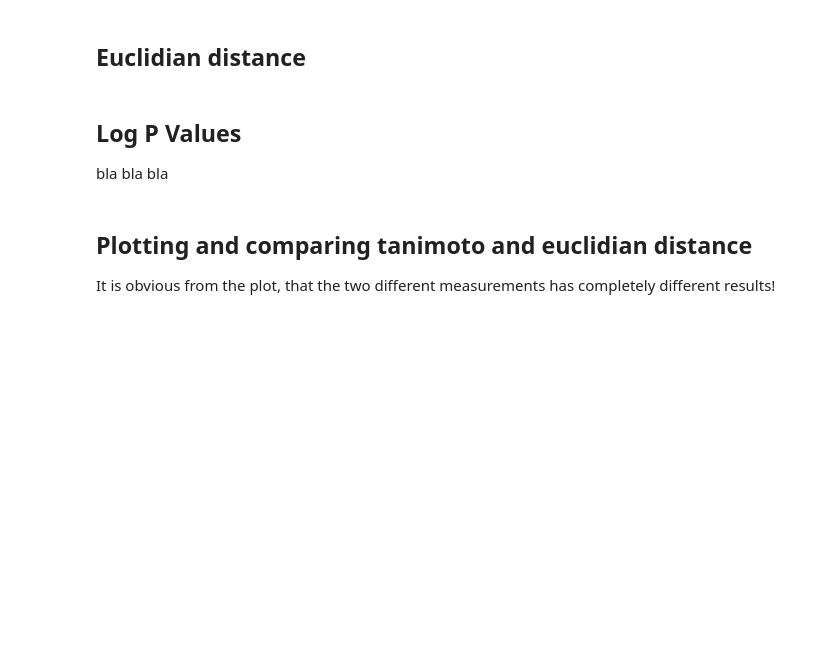
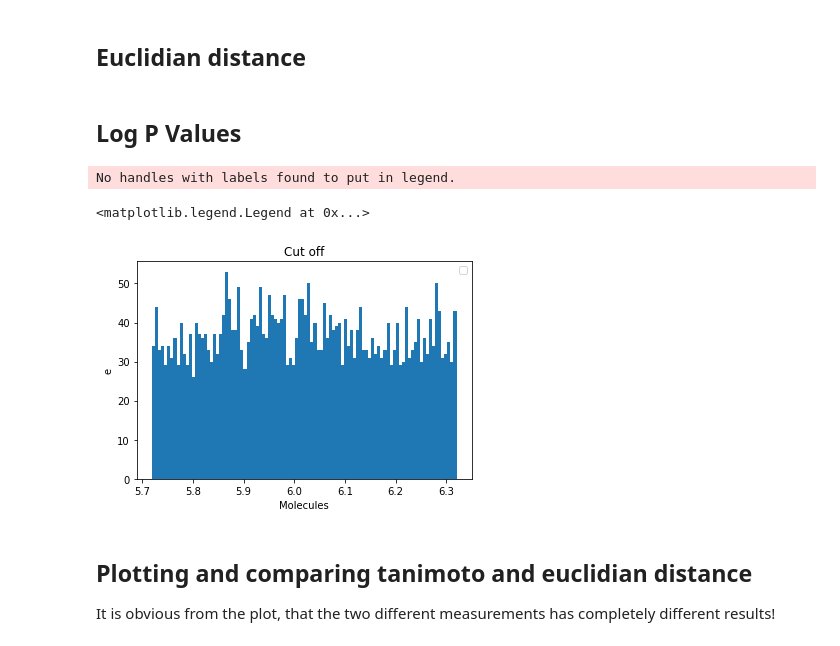
Before and after one commit to Junction-Tree-Variational-Auto-Encoder/Novel-Based-Similarity-Measure, a Jupyter notebook: Tutorial _sim.ipynb, the cells around one changed output. Saved outputs shown, nothing was run; the diff lists cells and outputs as text; code cells hidden in the pictures; blank space fills up the shorter version.

```diff
--- a/Tutorial _sim.ipynb
+++ b/Tutorial _sim.ipynb
@@ -94,4 +104,3 @@ for i in range(len(data)):
     euc_list.append(  euclid( torch.tensor(data.iloc[i,:]).cuda().unsqueeze_(0) ,  chosen_mol  ))
 # %% [markdown]
 ## Log P Values
-bla bla bla
@@ -100,3 +107,37 @@ data_pval = pd.read_csv('./latent_space/encoded_ZINC_mean.txt').drop(columns={'U
+# %%
+data_tan_eu = pd.read_csv('./latent_space/data_smiles_with_tanimoto_and_euclidian.txt').drop(columns={'Unnamed: 0'})
+data_p_vals = pd.read_csv('./latent_space/P_values.txt').drop(columns={'Unnamed: 0'}).rename(columns= {'0':'P_values'})
+
+
+data_p_vals['logp'] = np.log(data_p_vals['P_values'])
+
+data_p_vals['Tanimoto'] = data_tan_eu['Tanimoto_Similarity']
+data_p_vals['Euclidean_distance'] = data_tan_eu['Euclidian_distance']
+
+
+#(within 5% of value)
+cut_off_value = 0.05
+orig_mol =  data_p_vals.iloc[3,1]
+
+#Difference in %. where 0% is close and 100% is completely different
+data_p_vals['Cut off'] =np.abs(data_p_vals['logp'] -  orig_mol) /  orig_mol
+
+data_p_cut = data_p_vals[(data_p_vals['Cut off']<=  cut_off_value)]
+
+
+import matplotlib.pyplot as plt
+
+##plt.scatter(np.arange(0,len(data_p_vals)), data_p_vals['logp'], s = 1, label = 'values within %')
+#plt.plot(cut_off_value)
+plt.hist(data_p_cut['logp'], bins= 100)
+plt.title('Cut off')
+plt.ylabel('e')
+plt.xlabel('Molecules')
+plt.legend()
+# %% [output]
+No handles with labels found to put in legend.
+<matplotlib.legend.Legend at 0x...>
+[figure, added]
 # %% [markdown]
 ## Plotting and comparing tanimoto and euclidian distance
 It is obvious from the plot, that the two different measurements has completely different results!
```
Also changed, not shown: parts of 4 cells of this notebook, 2 other files.
